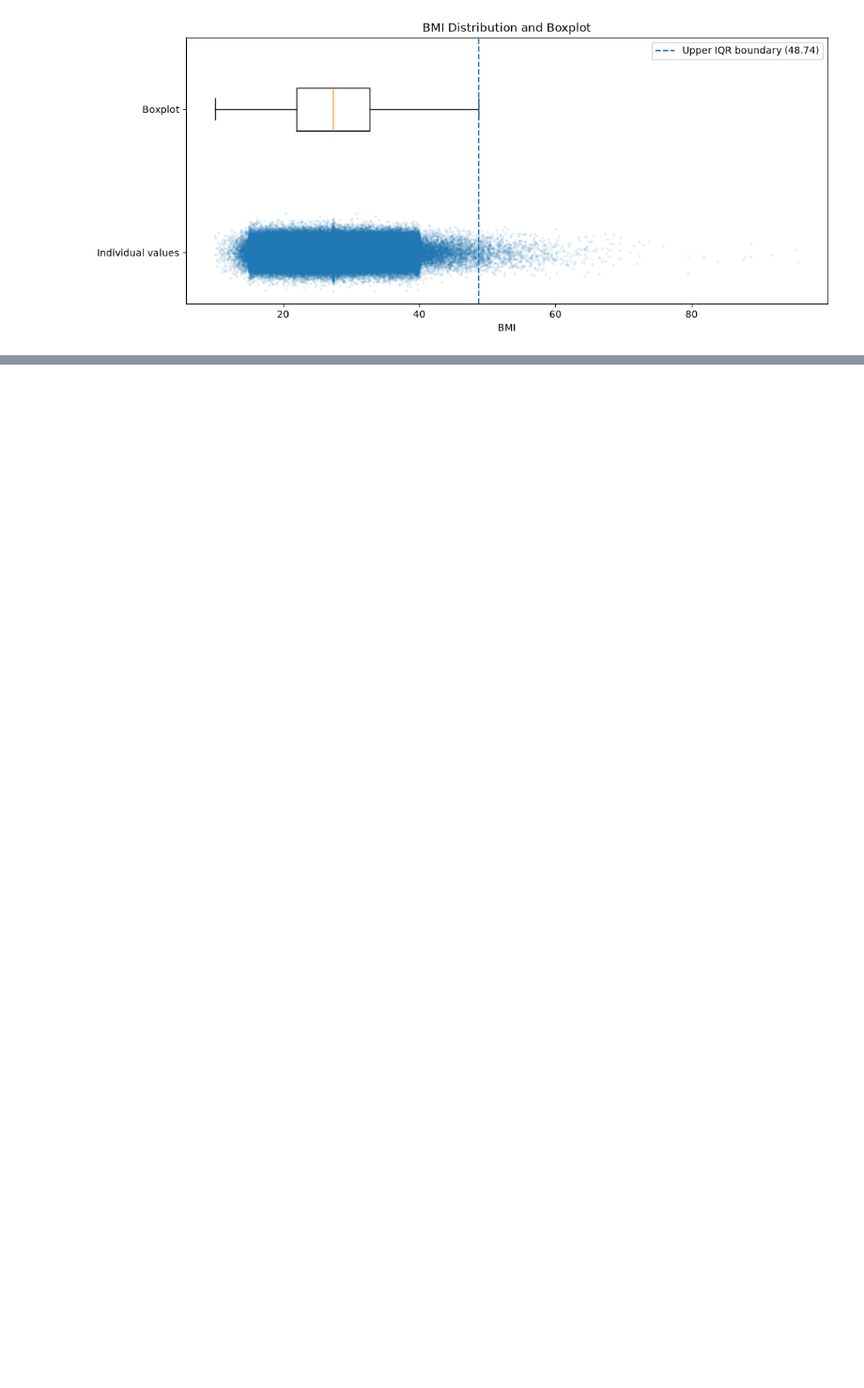
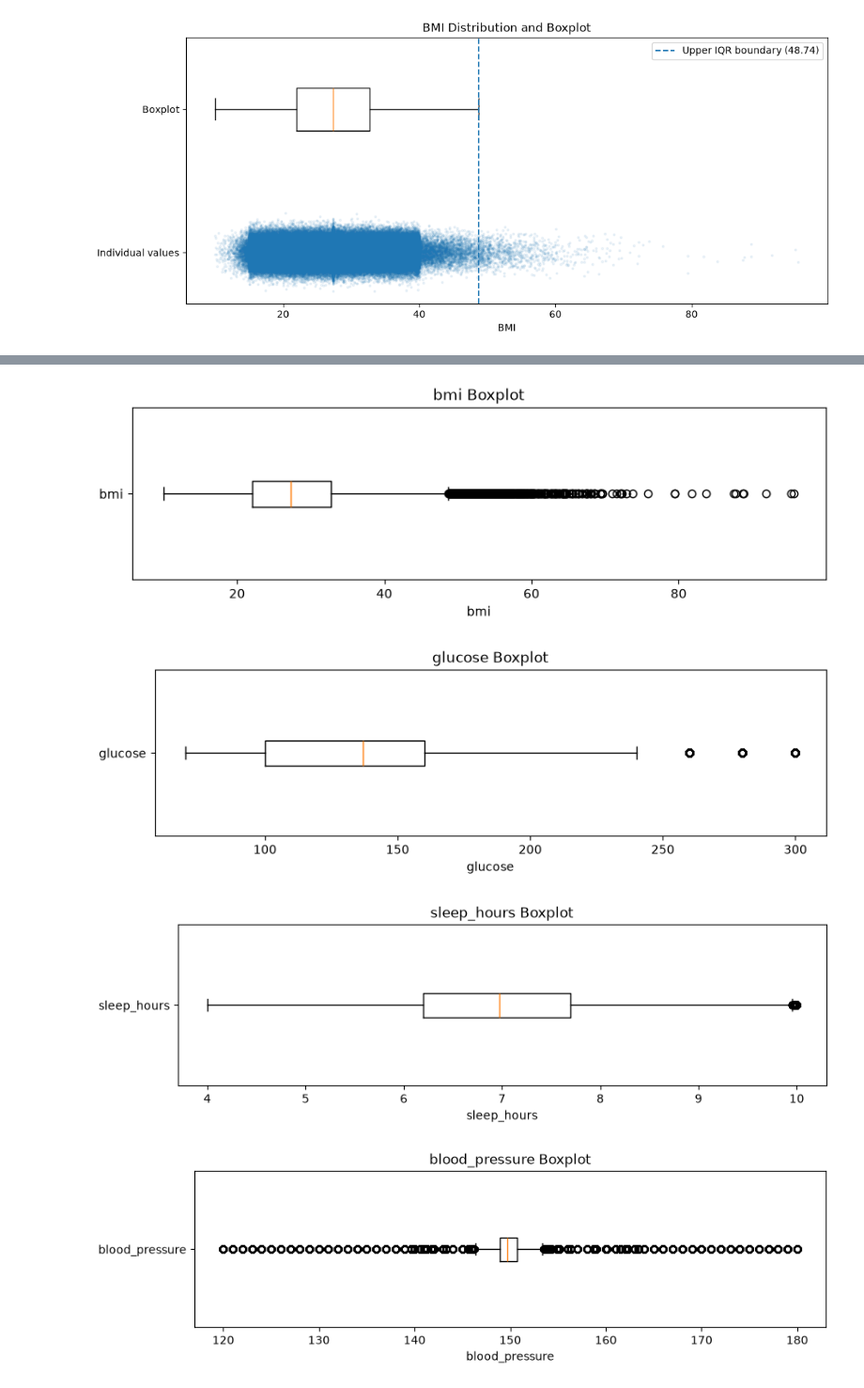
Before and after one commit to fatehbhular/Heart-Disease-Prediction-Model, a Jupyter notebook: notebooks/Task_3_Data Cleansing and Transformation.ipynb, the cells around one changed output, grey strips where cells are left out. Shown at 94% size. Saved outputs shown, nothing was run; the diff lists cells and outputs as text; code cells hidden in the pictures; blank space fills up the shorter version.

```diff
--- a/notebooks/Task_3_Data Cleansing and Transformation.ipynb
+++ b/notebooks/Task_3_Data Cleansing and Transformation.ipynb
@@ -371,3 +372,14 @@ plt.legend()
 plt.show()
 # %% [output]
 [figure]
+# %%
+# Select numerical columns for outlier checking
+numerical_columns = df_clean.select_dtypes(include=["int64", "float64"]).columns
+
+# Count potential outliers in each numerical column using the IQR method
+for column in numerical_columns:
+    outlier_flag = iqr_flag(df_clean[column])
+
+    print(
+        f"{column}: {outlier_flag.sum()} potential outliers"
+    )
@@ -373,0 +510,37 @@ plt.show()
+# %%
+# Select numerical variables that had potential IQR outliers
+outlier_columns = [
+    "bmi",
+    "glucose",
+    "sleep_hours",
+    "blood_pressure",
+    "crp_level",
+    "homocysteine_level",
+    "systolic_bp",
+    "diastolic_bp",
+    "alcohol_intake",
+    "salt_intake",
+    "heart_rate",
+    "hdl",
+    "ldl"
+]
+
+# Create a boxplot for each variable with potential outliers
+for column in outlier_columns:
+    plt.figure(figsize=(10, 2.5))
+
+    plt.boxplot(
+        df_clean[column].dropna(),
+        vert=False,
+        tick_labels=[column]
+    )
+
+    plt.xlabel(column)
+    plt.title(f"{column} Boxplot")
+
+    plt.show()
+# %% [output]
+[figure, added]
+[figure, added]
+[figure, added]
+[figure, added]
```
Also changed, not shown: parts of 6 cells of this notebook.
